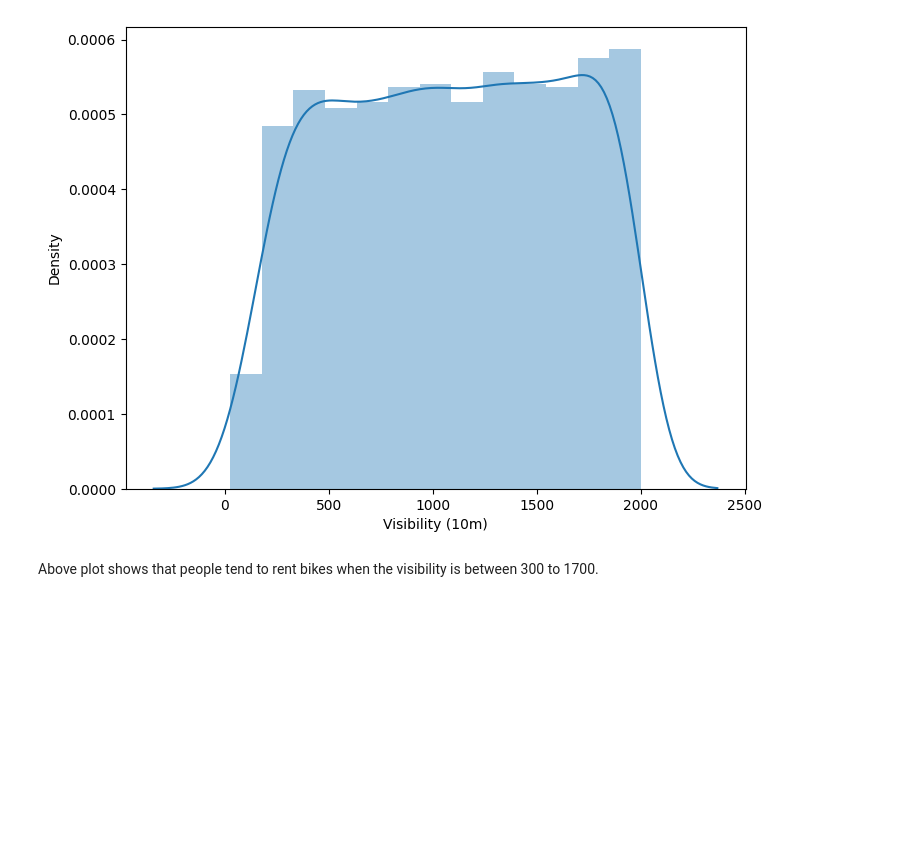
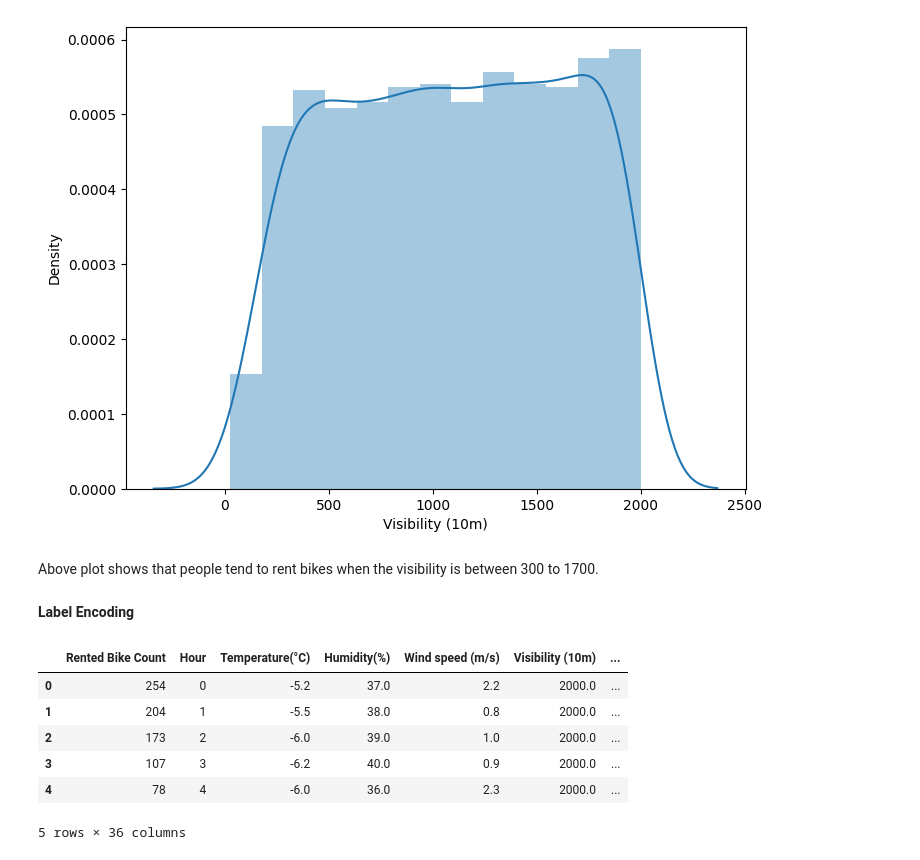
Before and after one commit to kanakpriyatiwari/Bike-Sharing-Demand-Prediction, a Jupyter notebook: Bike_Sharing_Demand_Prediction.ipynb, the cells around one changed output. Drawn from its saved outputs; the diff is of its cells as text; code cells hidden in the pictures; blank space fills up the shorter version.

```diff
--- a/Bike_Sharing_Demand_Prediction.ipynb
+++ b/Bike_Sharing_Demand_Prediction.ipynb
@@ -516,3 +516,31 @@ https://gist.github.com/mwaskom/de44147ed2974457ad6372750bbe5751
 [figure]
 # %% [markdown]
 Above plot shows that people tend to rent bikes when the visibility is between 300 to 1700.
+# %% [markdown]
+**Label Encoding**
+# %%
+# creating dummy variables for categorical feature --> Seasons, month, DayOfWeek, year, fuctioning day, holiday
+
+seasons = pd.get_dummies(df['Seasons'])
+
+working_day = pd.get_dummies(df['Holiday'])
+
+F_day = pd.get_dummies(df['Functioning Day'])
+
+month = pd.get_dummies(df['month'])
+
+week_day = pd.get_dummies(df['week'])
+# %%
+df = pd.concat([df,seasons,working_day,F_day,month,week_day],axis=1)
+# %%
+# checking the data dummy variable is created or not
+
+df.head()
+# %% [output]
+|  | Rented Bike Count | Hour | Temperature(°C) | Humidity(%) | Wind speed (m/s) | Visibility (10m) | ... |
+| 0 | 254 | 0 | -5.2 | 37.0 | 2.2 | 2000.0 | ... |
+| 1 | 204 | 1 | -5.5 | 38.0 | 0.8 | 2000.0 | ... |
+| 2 | 173 | 2 | -6.0 | 39.0 | 1.0 | 2000.0 | ... |
+| 3 | 107 | 3 | -6.2 | 40.0 | 0.9 | 2000.0 | ... |
+| 4 | 78 | 4 | -6.0 | 36.0 | 2.3 | 2000.0 | ... |
+5 rows × 36 columns
```
Also changed, not shown: parts of 2 cells of this notebook.
